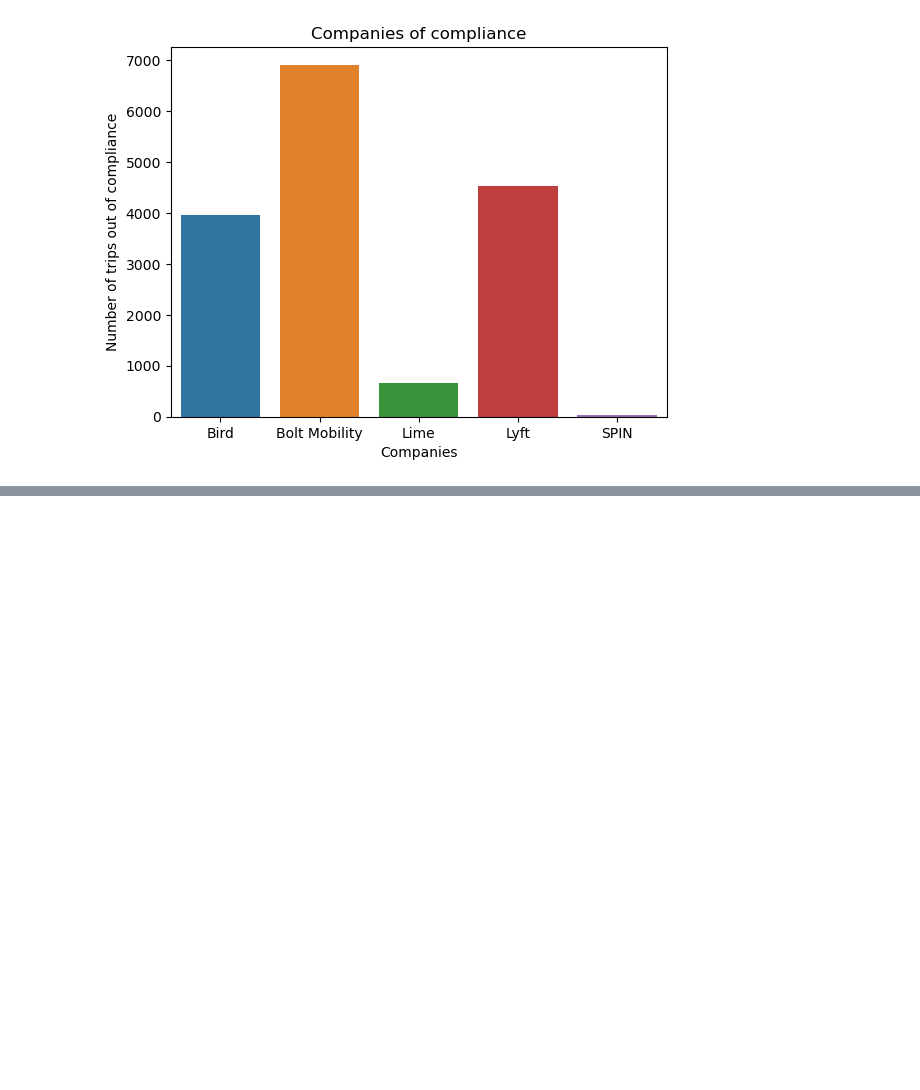
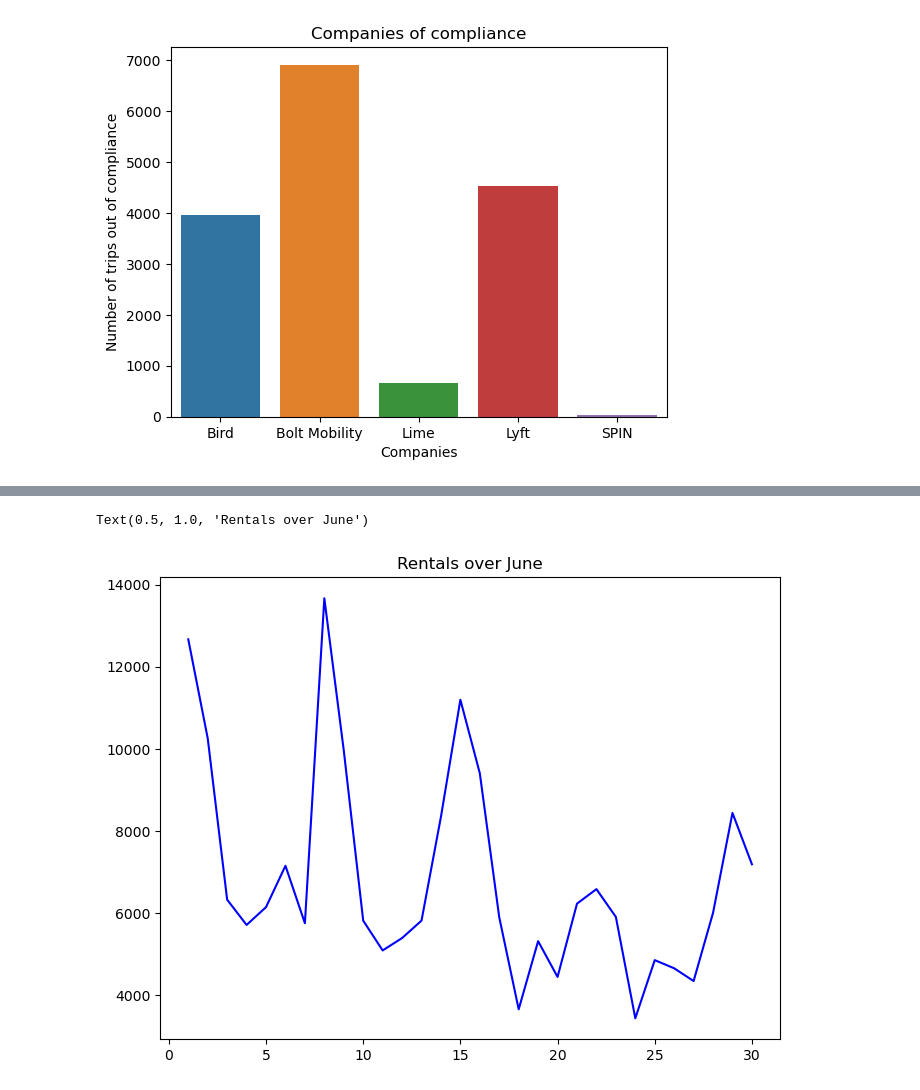
Before and after one commit to NSS-Data-Analytics-Cohort-8/scooter-partner1-whenhugocallsuspythonistas, a Jupyter notebook: notebooks/twooter.ipynb, the cells around one changed output, grey strips where cells are left out. Drawn from its saved outputs; the diff is of its cells as text; code cells hidden in the pictures; blank space fills up the shorter version.

```diff
--- a/notebooks/twooter.ipynb
+++ b/notebooks/twooter.ipynb
@@ -282,0 +267,10 @@ mayy
+# %%
+june = '''
+SELECT startdate, COUNT(sumdid) AS numberrented
+FROM trips
+WHERE startdate BETWEEN '2019-06-01' AND '2019-06-30'
+GROUP BY startdate
+'''
+junee = engine.execute(june)
+
+junee = pd.read_sql(june, con = engine)
@@ -282,0 +298,10 @@ mayy
+# %%
+junee['startdate']=pd.to_datetime(junee['startdate'])
+junee['day']=junee['startdate'].dt.day
+# %%
+fig, ax = plt.subplots(figsize=(8, 6))
+ax.plot(junee['day'], junee['numberrented'], color='blue')
+ax.set_title('Rentals over June')
+# %% [output]
+Text(0.5, 1.0, 'Rentals over June')
+[figure, added]
```
Also changed, not shown: parts of 9 cells of this notebook.
